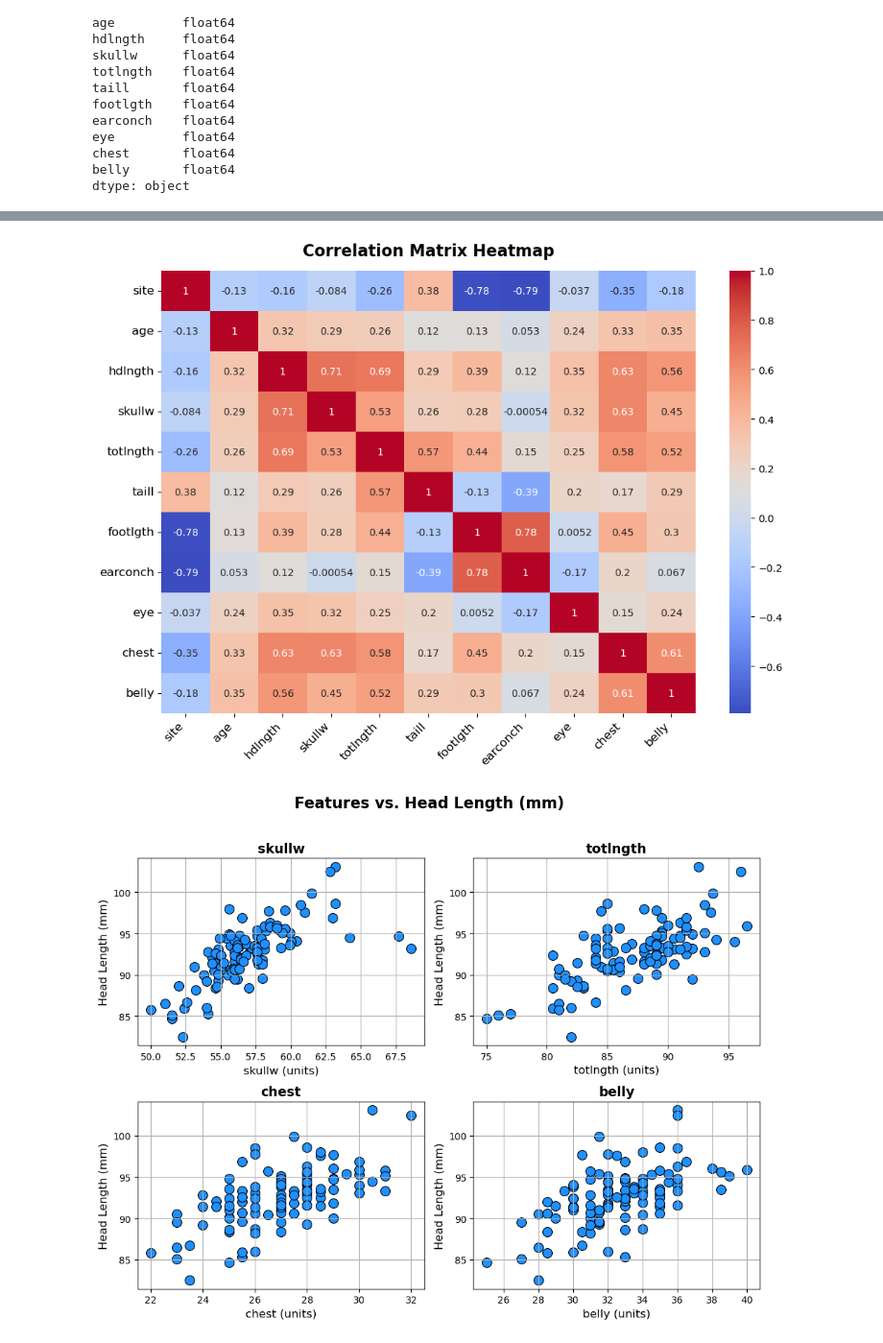
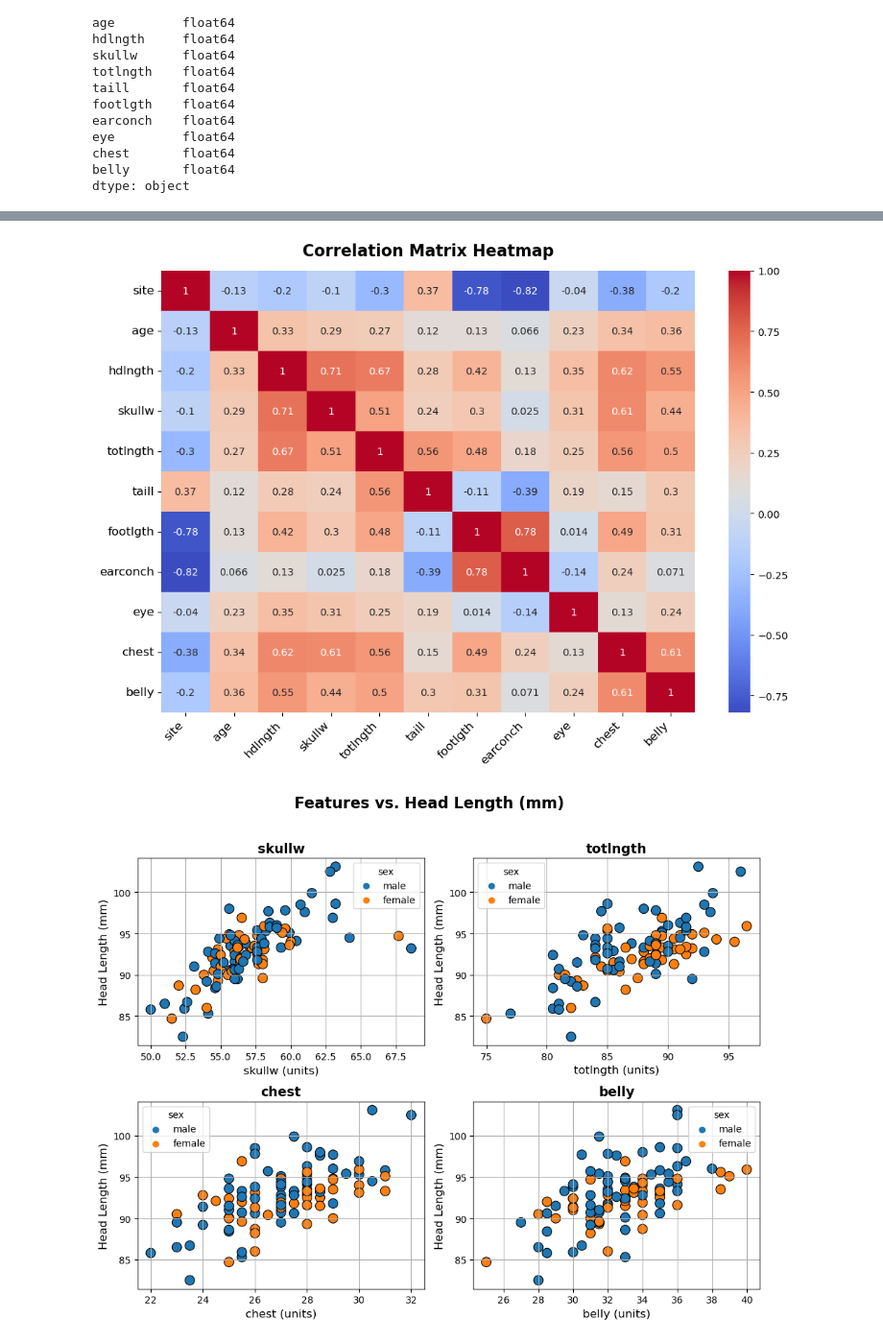
Before and after one commit to ayberkozcan/regression-exercises, a Jupyter notebook: Analyzing Possums/analyzing_possums.ipynb, the cells around one changed output, grey strips where cells are left out. Shown at 96% size. Saved outputs shown, nothing was run; the diff lists cells and outputs as text; code cells hidden in the pictures.

Commit message:
Update analyzing_possums.ipynb
Visualizations done, answer of the first question "Can we use total length to predict a possum's head length?" using linear model.

```diff
--- a/Analyzing Possums/analyzing_possums.ipynb
+++ b/Analyzing Possums/analyzing_possums.ipynb
@@ -80,0 +99,2 @@ df.describe().T
+# %%
+df = df.dropna()
@@ -87,0 +133,2 @@ Name: count, dtype: int64
+# %%
+df["sex"] = df["sex"].replace({"m": "male", "f": "female"})
@@ -175,22 +229,22 @@ plt.xticks(rotation=45, fontsize=12, ha="right")
 plt.yticks(rotation=0, fontsize=12)
 plt.show()
 # %% [output]
-[figure, old version]
+[figure, new version]
 # %%
 features = ["skullw", "totlngth", "chest", "belly"]
 
 fig, axes = plt.subplots(2, 2, figsize=(10, 8))
 
 for i, column in enumerate(features):
-    sns.scatterplot(data=df, x=column, y="hdlngth", ax=axes[i // 2, i % 2],
+    sns.scatterplot(data=df, x=column, y="hdlngth", hue="sex", ax=axes[i // 2, i % 2],
                     color='dodgerblue', marker='o', s=100, edgecolor='black')
     axes[i // 2, i % 2].set_title(column, fontweight="bold", fontsize=14)
     axes[i // 2, i % 2].set_xlabel(f"{column} (units)", fontsize=12)
     axes[i // 2, i % 2].set_ylabel("Head Length (mm)", fontsize=12)
     axes[i // 2, i % 2].grid(True)
 
 plt.suptitle("Features vs. Head Length (mm)", fontsize=16, fontweight="bold")
 plt.tight_layout(rect=[0, 0, 1, 0.96])
 plt.show()
 # %% [output]
-[figure, old version]
+[figure, new version]
```
Also changed, not shown: parts of 22 cells of this notebook.
